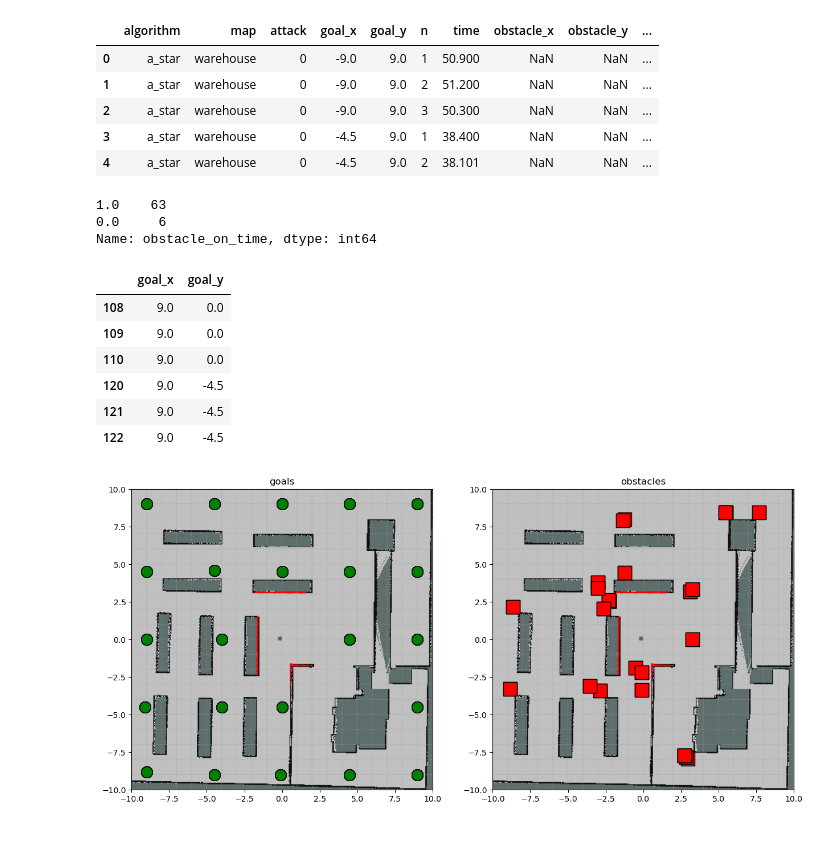
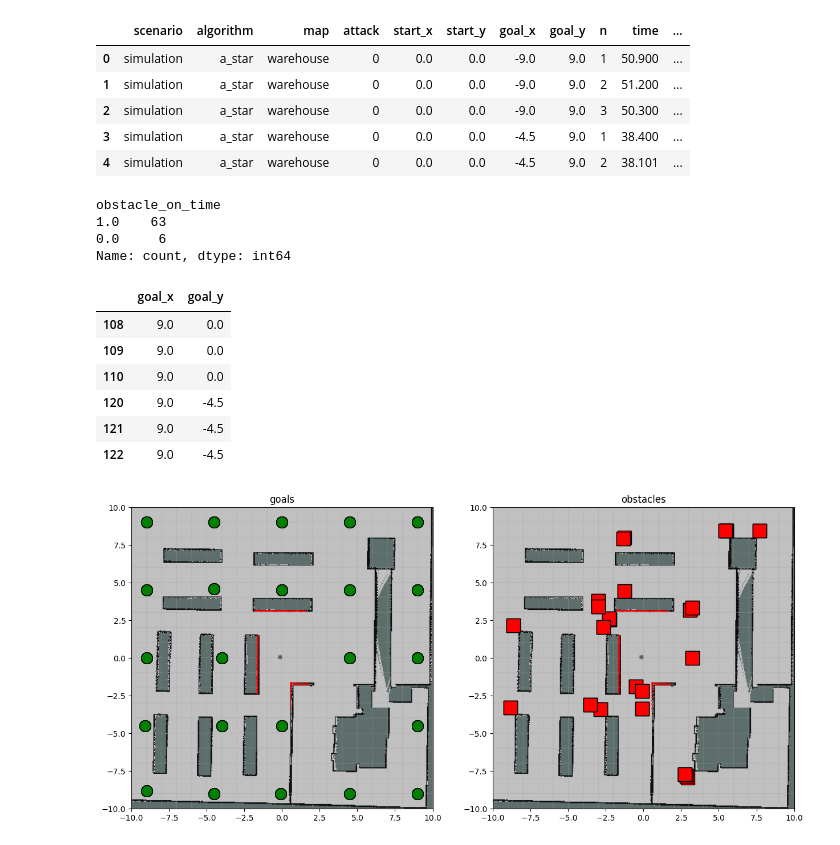
Before and after one commit to adrian-szvoren/ros_motion_planning, a Jupyter notebook: data/data_analysis.ipynb, the cells around one changed output. Drawn from its saved outputs; the diff is of its cells as text; code cells hidden in the pictures.

```diff
--- a/data/data_analysis.ipynb
+++ b/data/data_analysis.ipynb
@@ -4,22 +4,24 @@ import pandas as pd
 import matplotlib.pyplot as plt
 # %%
 data = pd.read_csv('data.csv')
+data = data[data['scenario']=='simulation']
 data['distance'] = data['distance'] = np.sqrt(np.square(data['goal_x']) + np.square(data['goal_y']))
 data.head()
 # %% [output]
-|  | algorithm | map | attack | goal_x | goal_y | n | time | obstacle_x | obstacle_y | ... |
-| 0 | a_star | warehouse | 0 | -9.0 | 9.0 | 1 | 50.900 | NaN | NaN | ... |
-| 1 | a_star | warehouse | 0 | -9.0 | 9.0 | 2 | 51.200 | NaN | NaN | ... |
-| 2 | a_star | warehouse | 0 | -9.0 | 9.0 | 3 | 50.300 | NaN | NaN | ... |
-| 3 | a_star | warehouse | 0 | -4.5 | 9.0 | 1 | 38.400 | NaN | NaN | ... |
-| 4 | a_star | warehouse | 0 | -4.5 | 9.0 | 2 | 38.101 | NaN | NaN | ... |
+|  | scenario | algorithm | map | attack | start_x | start_y | goal_x | goal_y | n | time | ... |
+| 0 | simulation | a_star | warehouse | 0 | 0.0 | 0.0 | -9.0 | 9.0 | 1 | 50.900 | ... |
+| 1 | simulation | a_star | warehouse | 0 | 0.0 | 0.0 | -9.0 | 9.0 | 2 | 51.200 | ... |
+| 2 | simulation | a_star | warehouse | 0 | 0.0 | 0.0 | -9.0 | 9.0 | 3 | 50.300 | ... |
+| 3 | simulation | a_star | warehouse | 0 | 0.0 | 0.0 | -4.5 | 9.0 | 1 | 38.400 | ... |
+| 4 | simulation | a_star | warehouse | 0 | 0.0 | 0.0 | -4.5 | 9.0 | 2 | 38.101 | ... |
 # %%
 print(data['obstacle_on_time'].value_counts())
 data[data['obstacle_on_time']==0][['goal_x', 'goal_y']]
 # %% [output]
+obstacle_on_time
 1.0    63
 0.0     6
-Name: obstacle_on_time, dtype: int64
+Name: count, dtype: int64
 |  | goal_x | goal_y |
 | 108 | 9.0 | 0.0 |
 | 109 | 9.0 | 0.0 |
```
Also changed, not shown: parts of 3 cells of this notebook, 5 other files.
